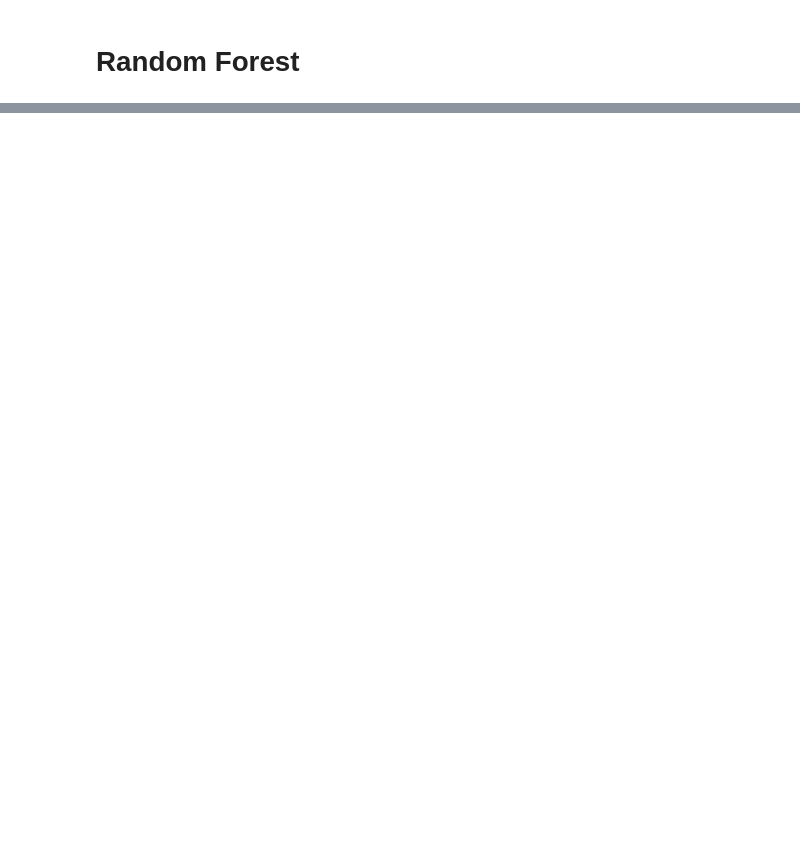
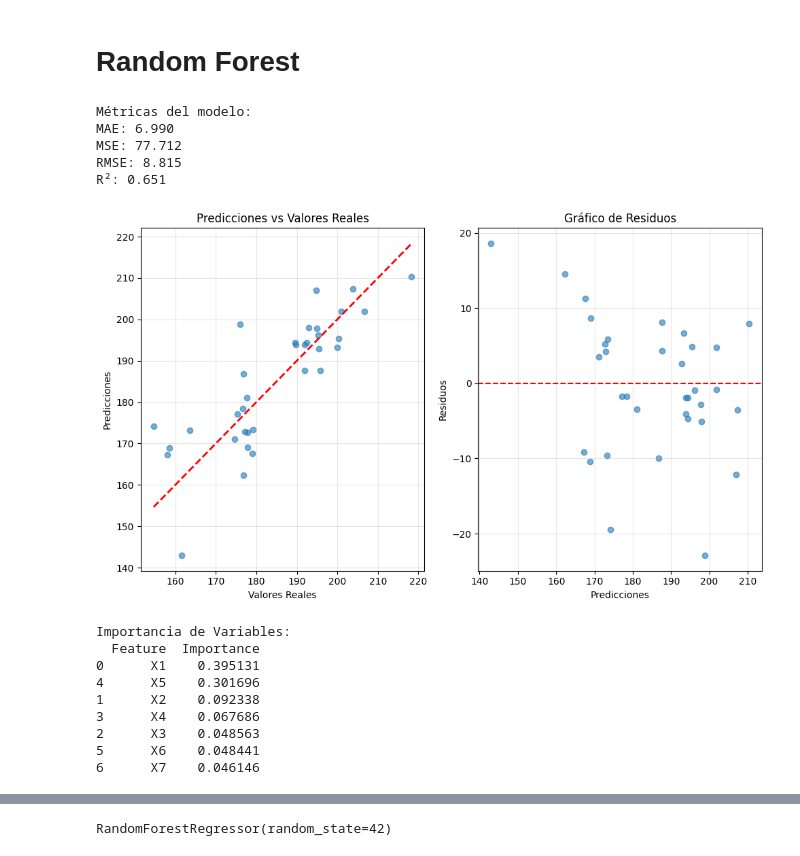
Before and after one commit to AleUCN/investigacion_rotovapor, a Jupyter notebook: analisis_rotovapor.ipynb, the cells around one changed output, grey strips where cells are left out. Saved outputs shown, nothing was run; the diff lists cells and outputs as text; code cells hidden in the pictures; blank space fills up the shorter version.

```diff
--- a/analisis_rotovapor.ipynb
+++ b/analisis_rotovapor.ipynb
@@ -38,9 +38,10 @@ except Exception as e:
     print(f"An error occurred while reading the file: {e}")
     exit()
 
-tabla = df.iloc[12:, 1:]
-tabla.columns = df.iloc[11, 1:]
+tabla = df.iloc[12:, 2:]
+tabla.columns = df.iloc[11, 2:]
 tabla.reset_index(drop=True, inplace=True)
 
+print("Column names:", tabla.columns.tolist())
 print(tabla)
 # %% [output]
@@ -61,6 +63,6 @@ print(tabla)
 # %%
-targets = [""]
-features = [""]
+features = ["X1", "X2", "X3", "X4", "X5", "X6", "X7"]
+target = "Masa Agua"
 # %% [markdown]
 # Arbol de decision
 # %%
@@ -170,0 +212,18 @@ def randomForest(data):
+# %%
+randomForest(tabla)
+# %% [output]
+Métricas del modelo:
+MAE: 6.990
+MSE: 77.712
+RMSE: 8.815
+R²: 0.651
+[figure, added]
+Importancia de Variables:
+  Feature  Importance
+0      X1    0.395131
+4      X5    0.301696
+1      X2    0.092338
+3      X4    0.067686
+2      X3    0.048563
+5      X6    0.048441
+6      X7    0.046146
@@ -170,0 +231 @@ def randomForest(data):
+RandomForestRegressor(random_state=42)
```
Also changed, not shown: parts of 7 cells of this notebook, 1 other file.
